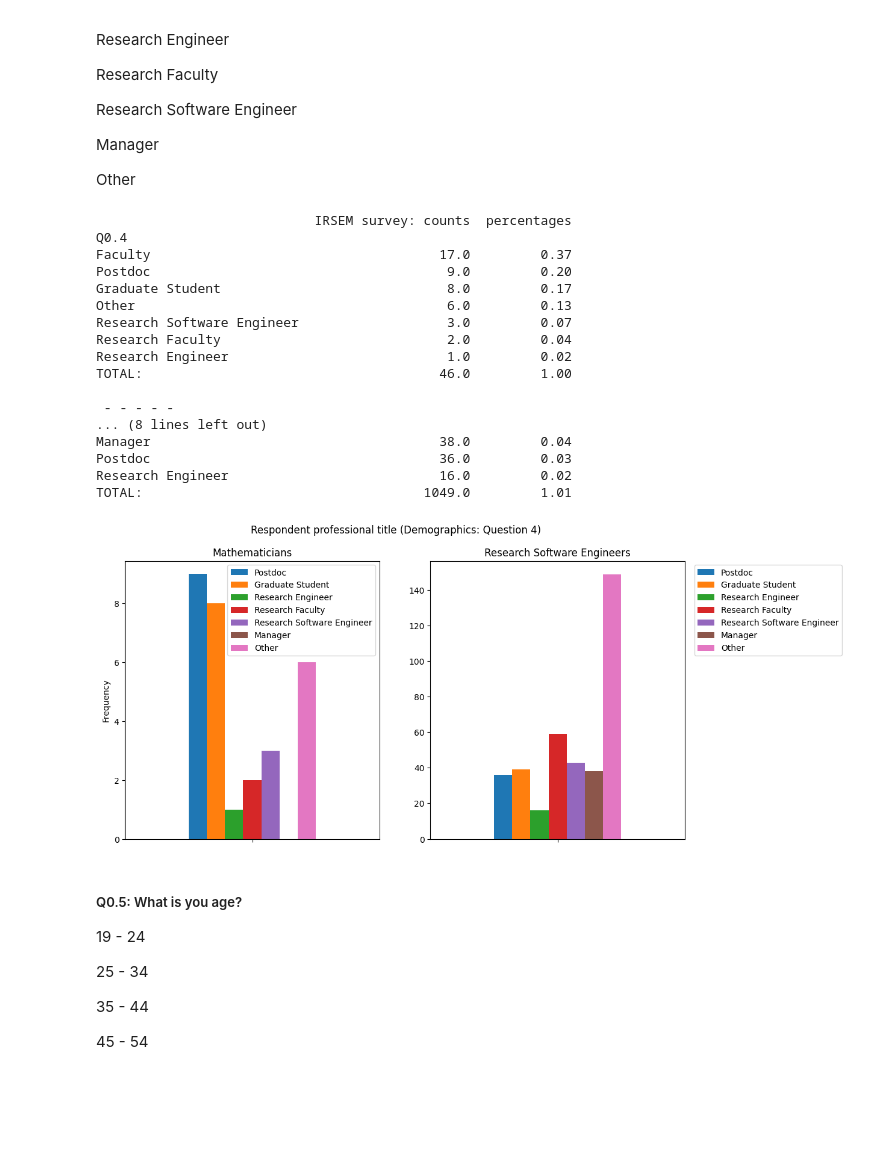
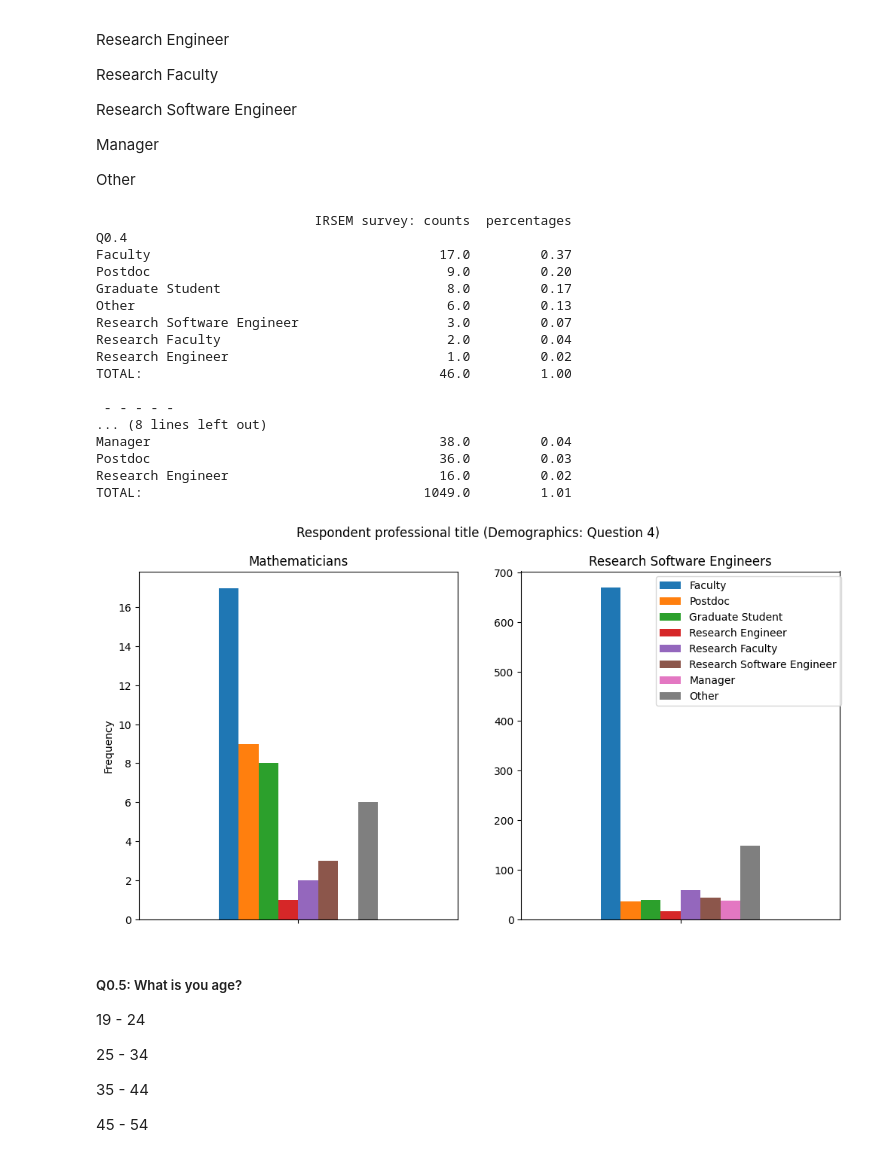
Before and after one commit to Not-Abram/Survey-for-Improving-Research-Software-Engineering-in-Mathematics, a Jupyter notebook: notebooks/surveydatacomparison.ipynb, the cells around one changed output. Saved outputs shown, nothing was run; the diff lists cells and outputs as text; code cells hidden in the pictures; blank space fills up the shorter version.

Commit message:
Updated graphs, fixed minor typos

```diff
--- a/notebooks/surveydatacomparison.ipynb
+++ b/notebooks/surveydatacomparison.ipynb
@@ -59,7 +59,7 @@ def print_question(questionID="Q0.1", survey = 0, percentages = True, totals = T
         print (df)
 
 # text function: print a set of questions (aka a Likert Matrix)
-def print_question_set(question = "", statements = [], survey = 0, percentages = True, totals = True, multiselect = True):
+def print_question_set(question = "", statements = [], survey = 0, percentages = True, totals = True, multiselect = False):
     div = "___________________"
     for i, statement in enumerate(statements):
         print(statement + ":\n")
@@ -191,7 +191,7 @@ def graph_question(questionID = "Q0.1",
     ax1.set_ylabel('Percentage %') if percentage else ax1.set_ylabel('Frequency')
     ax1.tick_params('x',labelrotation=labelrotation)
     if (percentage): ax1.set_yticks(np.arange(0, 100.1, 5), minor=True)
-    #ax1.get_legend().remove()
+    ax1.get_legend().remove()
 
     ax2 = df2.plot.bar(rot=0, ax=ax2, stacked = stacked)
     ax2.set_title(URSSIsubtitle)
@@ -326,37 +326,37 @@ Other
 # %%
 questionID = "Q0.4"
 title = "Respondent professional title (Demographics: Question 4)"
 IRSEMsubtitle = "Mathematicians"
 URSSIsubtitle = "Research Software Engineers"
 statement = ""
 
 # print raw data
 print_question(questionID=questionID)
 
 # graph question
 graph_question(questionID=questionID, title=title, IRSEMsubtitle=IRSEMsubtitle, URSSIsubtitle=URSSIsubtitle, statement=statement,
-               percentage=False, stacked=False, labelrotation=30,
-               answersIRSEM=['Postdoc', 'Graduate Student', 'Research Engineer', 'Research Faculty', 'Research Software Engineer', 'Manager', 'Other'],
-               answersURSSI=['Postdoc', 'Graduate Student', 'Research Engineer', 'Research Faculty', 'Research Software Engineer', 'Manager', 'Other'])
+               percentage=False, stacked=False,
+               answersIRSEM=['Faculty', 'Postdoc', 'Graduate Student', 'Research Engineer', 'Research Faculty', 'Research Software Engineer', 'Manager', 'Other'],
+               answersURSSI=['Faculty', 'Postdoc', 'Graduate Student', 'Research Engineer', 'Research Faculty', 'Research Software Engineer', 'Manager', 'Other'])
 # %% [output]
                             IRSEM survey: counts  percentages
 Q0.4
 Faculty                                     17.0         0.37
 Postdoc                                      9.0         0.20
 Graduate Student                             8.0         0.17
 Other                                        6.0         0.13
 Research Software Engineer                   3.0         0.07
 Research Faculty                             2.0         0.04
 Research Engineer                            1.0         0.02
 TOTAL:                                      46.0         1.00
 
  - - - - -
 ... (8 lines left out)
 Manager                                     38.0         0.04
 Postdoc                                     36.0         0.03
 Research Engineer                           16.0         0.02
 TOTAL:                                    1049.0         1.01
-[figure, old version]
+[figure, new version]
 # %% [markdown]
 ##### Q0.5: What is you age?
 
```
Also changed, not shown: parts of 23 cells of this notebook, 1 other file.
